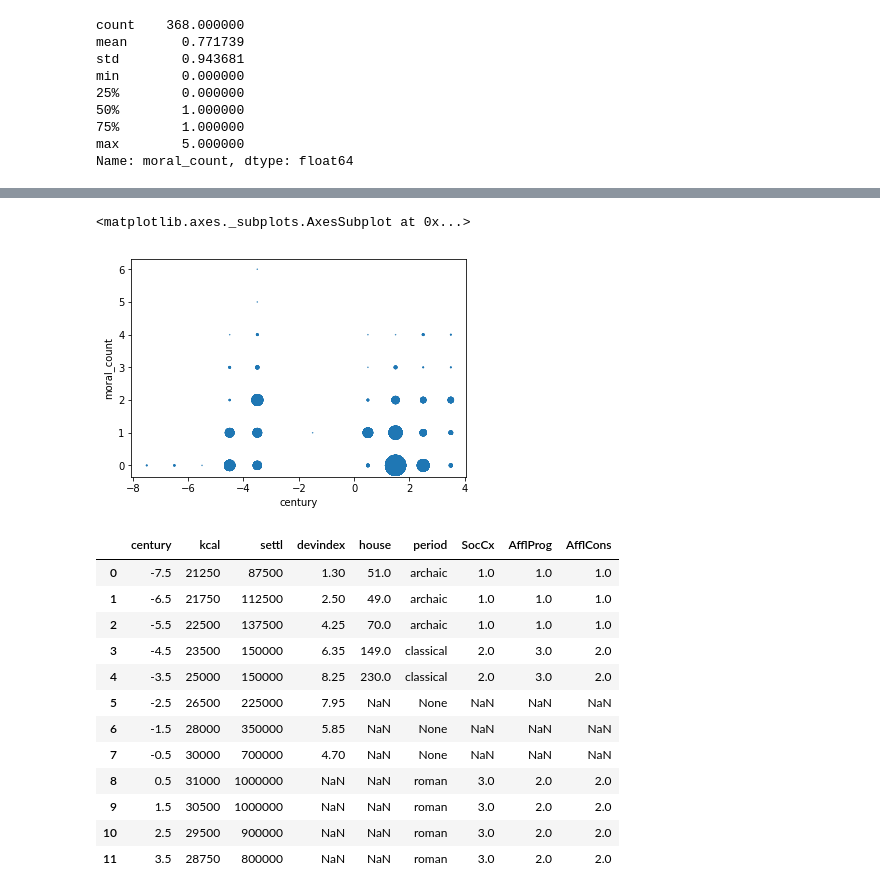
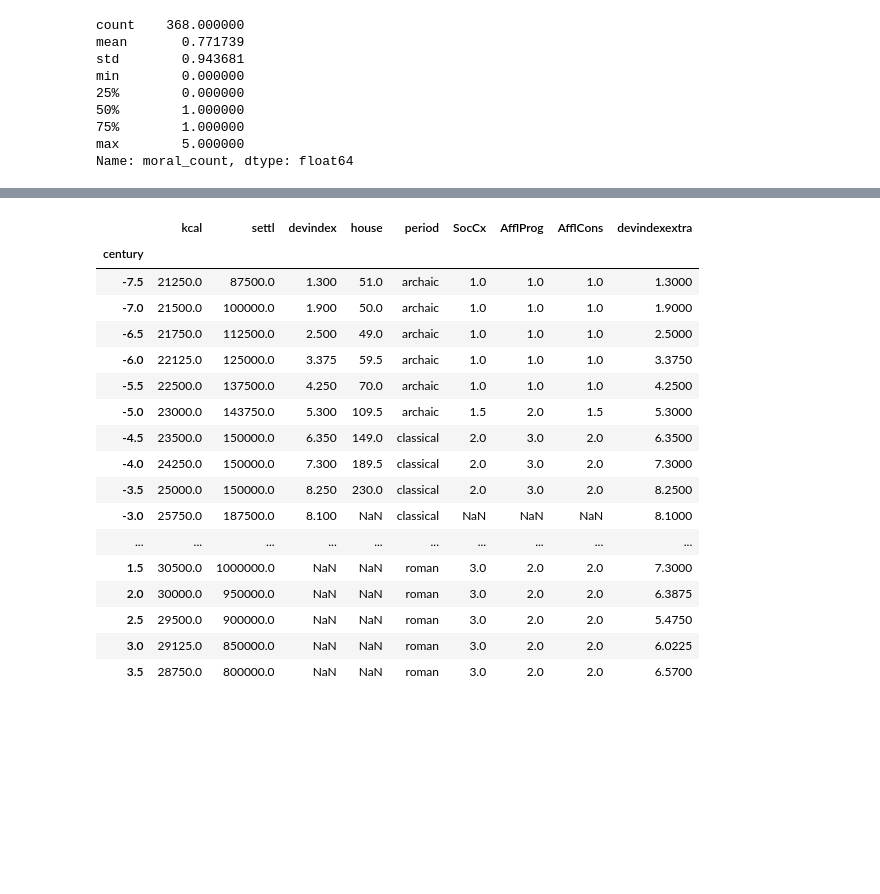
Before and after one commit to kasev/distancni-cteni, a Jupyter notebook: distancni-cteni.ipynb, the cells around one changed output, grey strips where cells are left out. Drawn from its saved outputs; the diff is of its cells as text; code cells hidden in the pictures; blank space fills up the shorter version.

```diff
--- a/distancni-cteni.ipynb
+++ b/distancni-cteni.ipynb
@@ -1310,0 +1136,5 @@ LG_data_results.groupby("period")["moral_count"].describe()
+# %%
+### merge it with some proxy data
+proxies_df = pd.read_csv("data/proxies.csv")
+proxies_df.set_index("century", inplace=True)
+proxies_df
@@ -1310,0 +1186,22 @@ LG_data_results.groupby("period")["moral_count"].describe()
+# %%
+proxies_df = proxies_df.append(proxies_interpolated_df).sort_values("century")
+proxies_df
+# %% [output]
+|  | kcal | settl | devindex | house | period | SocCx | AfflProg | AfflCons | devindexextra |
+| century |  |  |  |  |  |  |  |  |  |
+| -7.5 | 21250.0 | 87500.0 | 1.300 | 51.0 | archaic | 1.0 | 1.0 | 1.0 | 1.3000 |
+| -7.0 | 21500.0 | 100000.0 | 1.900 | 50.0 | archaic | 1.0 | 1.0 | 1.0 | 1.9000 |
+| -6.5 | 21750.0 | 112500.0 | 2.500 | 49.0 | archaic | 1.0 | 1.0 | 1.0 | 2.5000 |
+| -6.0 | 22125.0 | 125000.0 | 3.375 | 59.5 | archaic | 1.0 | 1.0 | 1.0 | 3.3750 |
+| -5.5 | 22500.0 | 137500.0 | 4.250 | 70.0 | archaic | 1.0 | 1.0 | 1.0 | 4.2500 |
+| -5.0 | 23000.0 | 143750.0 | 5.300 | 109.5 | archaic | 1.5 | 2.0 | 1.5 | 5.3000 |
+| -4.5 | 23500.0 | 150000.0 | 6.350 | 149.0 | classical | 2.0 | 3.0 | 2.0 | 6.3500 |
+| -4.0 | 24250.0 | 150000.0 | 7.300 | 189.5 | classical | 2.0 | 3.0 | 2.0 | 7.3000 |
+| -3.5 | 25000.0 | 150000.0 | 8.250 | 230.0 | classical | 2.0 | 3.0 | 2.0 | 8.2500 |
+| -3.0 | 25750.0 | 187500.0 | 8.100 | NaN | classical | NaN | NaN | NaN | 8.1000 |
+| ... | ... | ... | ... | ... | ... | ... | ... | ... | ... |
+| 1.5 | 30500.0 | 1000000.0 | NaN | NaN | roman | 3.0 | 2.0 | 2.0 | 7.3000 |
+| 2.0 | 30000.0 | 950000.0 | NaN | NaN | roman | 3.0 | 2.0 | 2.0 | 6.3875 |
+| 2.5 | 29500.0 | 900000.0 | NaN | NaN | roman | 3.0 | 2.0 | 2.0 | 5.4750 |
+| 3.0 | 29125.0 | 850000.0 | NaN | NaN | roman | 3.0 | 2.0 | 2.0 | 6.0225 |
+| 3.5 | 28750.0 | 800000.0 | NaN | NaN | roman | 3.0 | 2.0 | 2.0 | 6.5700 |
@@ -1311,29 +1212,2 @@ LG_data_results.groupby("period")["moral_count"].describe()
 # %%
 import seaborn as sns
-# %%
-def like_me_here(row):
-  like_me_here_count = len(LG_data_results[(LG_data_results["century"]== row["century"]) & (LG_data_results["moral_count"]== row["moral_count"])])
-  return like_me_here_count
-LG_data_results["like_me_here"] = LG_data_results.apply(lambda row: like_me_here(row), axis=1)
-
-LG_data_results.plot.scatter(x="century", y="moral_count", s=(LG_data_results["like_me_here"]**2)/5)
-# %% [output]
-<matplotlib.axes._subplots.AxesSubplot at 0x...>
-[figure, removed]
-# %%
-proxies_df = sddk.read_file("https://sciencedata.dk/shared/2f7a60617c9171d2990a45902c6b1762?download", "df")
-proxies_df
-# %% [output]
-|  | century | kcal | settl | devindex | house | period | SocCx | AfflProg | AfflCons |
-| 0 | -7.5 | 21250 | 87500 | 1.30 | 51.0 | archaic | 1.0 | 1.0 | 1.0 |
-| 1 | -6.5 | 21750 | 112500 | 2.50 | 49.0 | archaic | 1.0 | 1.0 | 1.0 |
-| 2 | -5.5 | 22500 | 137500 | 4.25 | 70.0 | archaic | 1.0 | 1.0 | 1.0 |
-| 3 | -4.5 | 23500 | 150000 | 6.35 | 149.0 | classical | 2.0 | 3.0 | 2.0 |
-| 4 | -3.5 | 25000 | 150000 | 8.25 | 230.0 | classical | 2.0 | 3.0 | 2.0 |
-| 5 | -2.5 | 26500 | 225000 | 7.95 | NaN | None | NaN | NaN | NaN |
-| 6 | -1.5 | 28000 | 350000 | 5.85 | NaN | None | NaN | NaN | NaN |
-| 7 | -0.5 | 30000 | 700000 | 4.70 | NaN | None | NaN | NaN | NaN |
-| 8 | 0.5 | 31000 | 1000000 | NaN | NaN | roman | 3.0 | 2.0 | 2.0 |
-| 9 | 1.5 | 30500 | 1000000 | NaN | NaN | roman | 3.0 | 2.0 | 2.0 |
-| 10 | 2.5 | 29500 | 900000 | NaN | NaN | roman | 3.0 | 2.0 | 2.0 |
-| 11 | 3.5 | 28750 | 800000 | NaN | NaN | roman | 3.0 | 2.0 | 2.0 |
```
Also changed, not shown: parts of 36 cells of this notebook, 3 other files.
